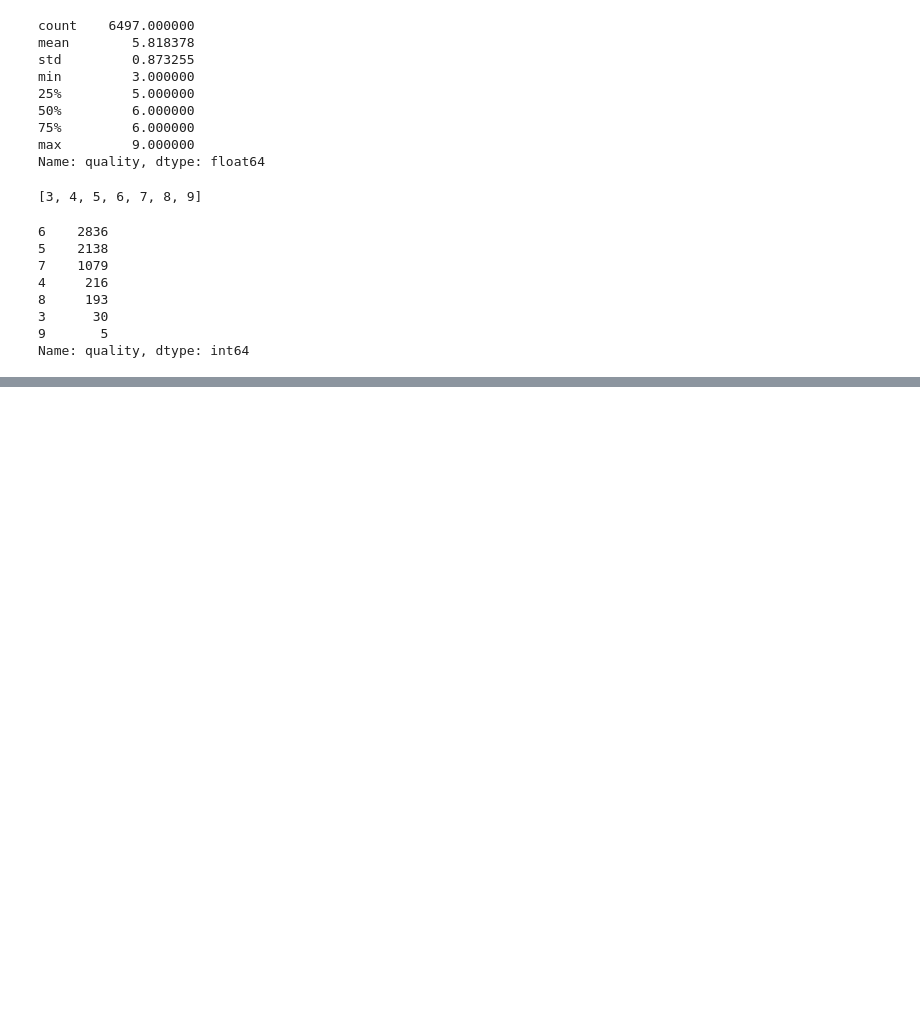
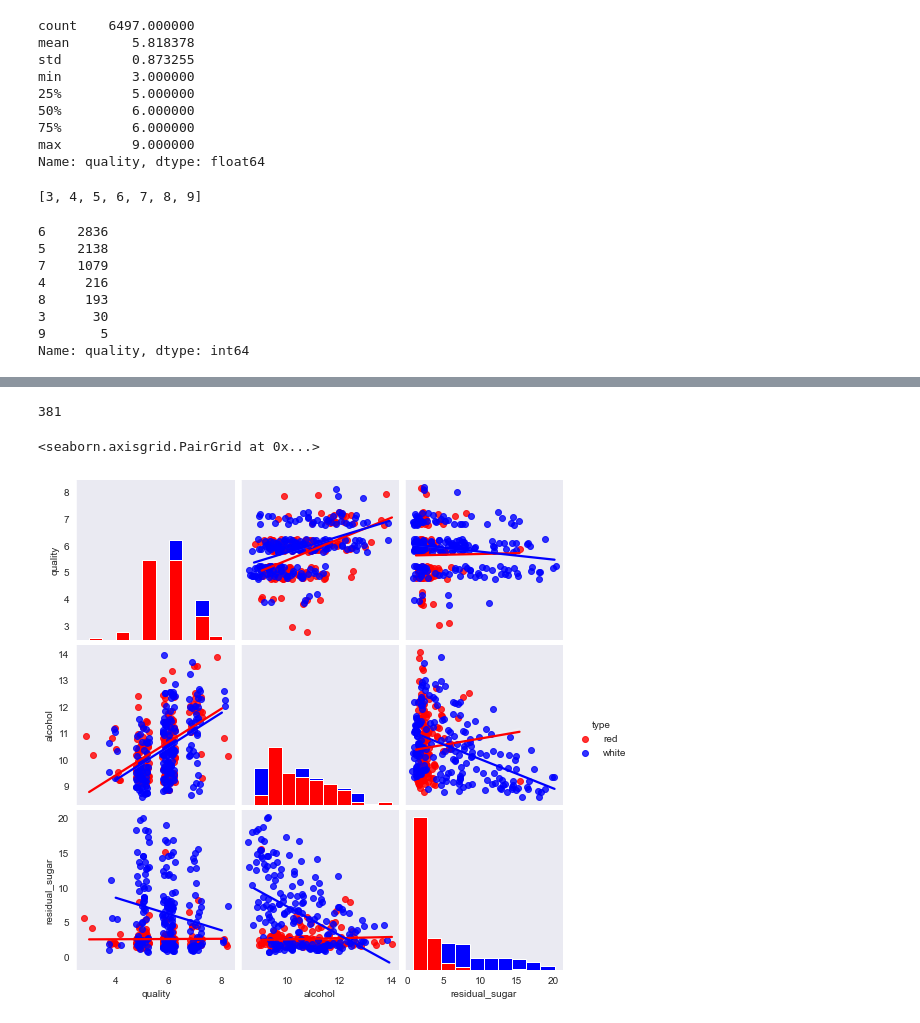
Before and after one commit to 1epss/Wine-project, a Jupyter notebook: Wine.ipynb, the cells around one changed output, grey strips where cells are left out. Drawn from its saved outputs; the diff is of its cells as text; code cells hidden in the pictures; blank space fills up the shorter version.

```diff
--- a/Wine.ipynb
+++ b/Wine.ipynb
@@ -103,0 +211,13 @@ Name: quality, dtype: int64
+# %%
+# Scatterplot을 이용한 산점도 행렬
+# 산점도를 깔끔하게 그리기 위해, 여러 기능 변수와 관련된 데이터를 사용하는 경우 데이터 사이즈 조절 필요
+
+red_sample = wine.loc[wine['type'] == 'red', :]
+white_sample = wine.loc[wine['type'] == 'white', :]
+# %%
+
+red_idx = np.random.choice(red_sample.index, replace=True, size=200)
+white_idx = np.random.choice(white_sample.index, replace=True, size=200)
+# %%
+wine_sample = red_sample.loc[red_idx, ].append(white_sample.loc[white_idx, ])
+wine_sample.head()
@@ -103,0 +231,17 @@ Name: quality, dtype: int64
+# %%
+wine_sample = wine_sample[~wine_sample.index.duplicated()]
+len(wine_sample)
+# %% [output]
+381
+# %%
+# Scatterplot과 Histogram 확인
+sns.set_style('dark')
+sns.pairplot(wine_sample, vars = ['quality', 'alcohol','residual_sugar'], kind='reg',
+             plot_kws = {'ci' : False, 'x_jitter' : 0.25, 'y_jitter' : 0.25}, diag_kind='hist',
+             diag_kws = {'bins' : 10, 'alpha' : 1}, hue='type',
+             palette = dict(red = 'red', white = 'blue', markers = ['o','s']))
+
+#
+# %% [output]
+<seaborn.axisgrid.PairGrid at 0x...>
+[figure, added]
```
Also changed, not shown: parts of 10 cells of this notebook.
